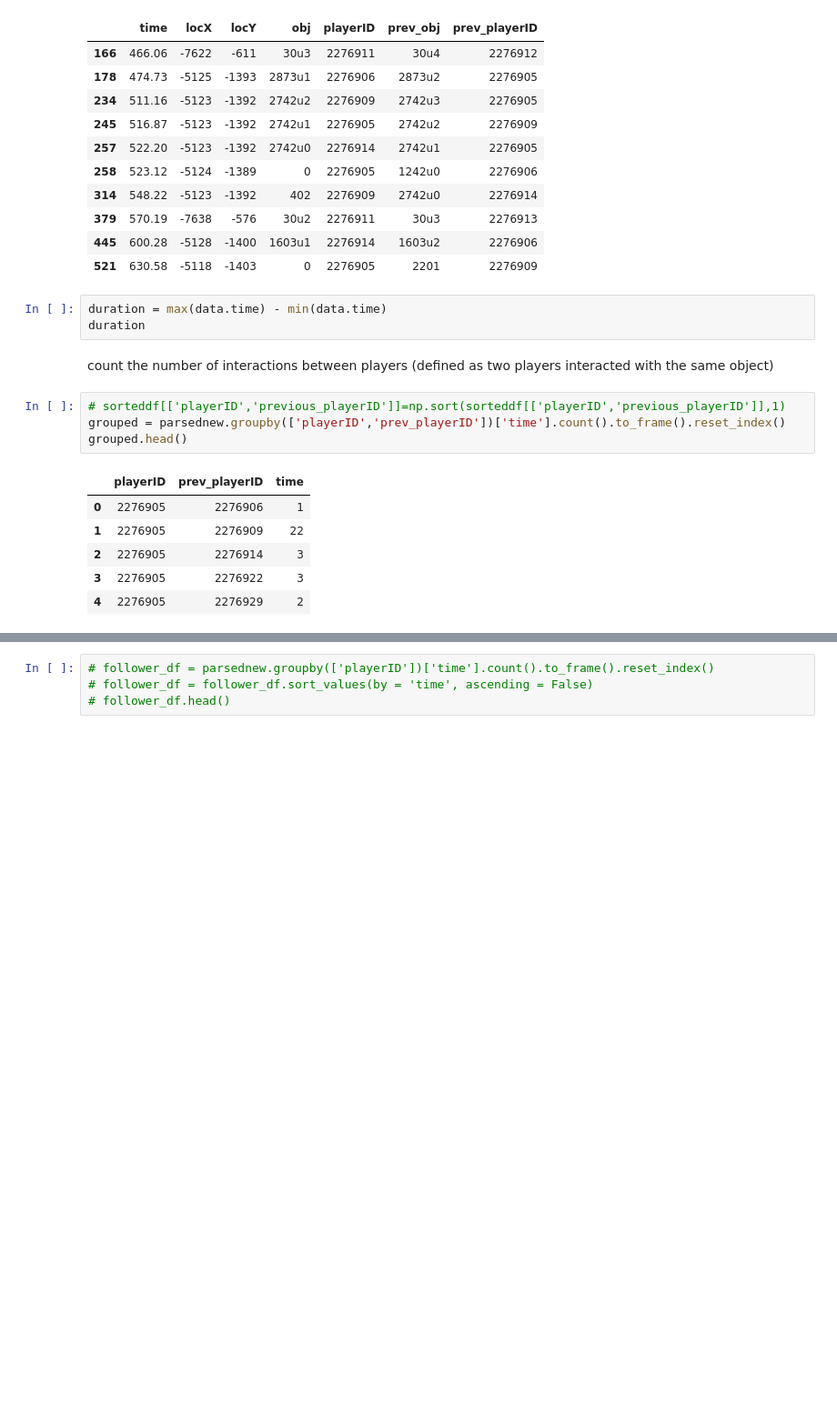
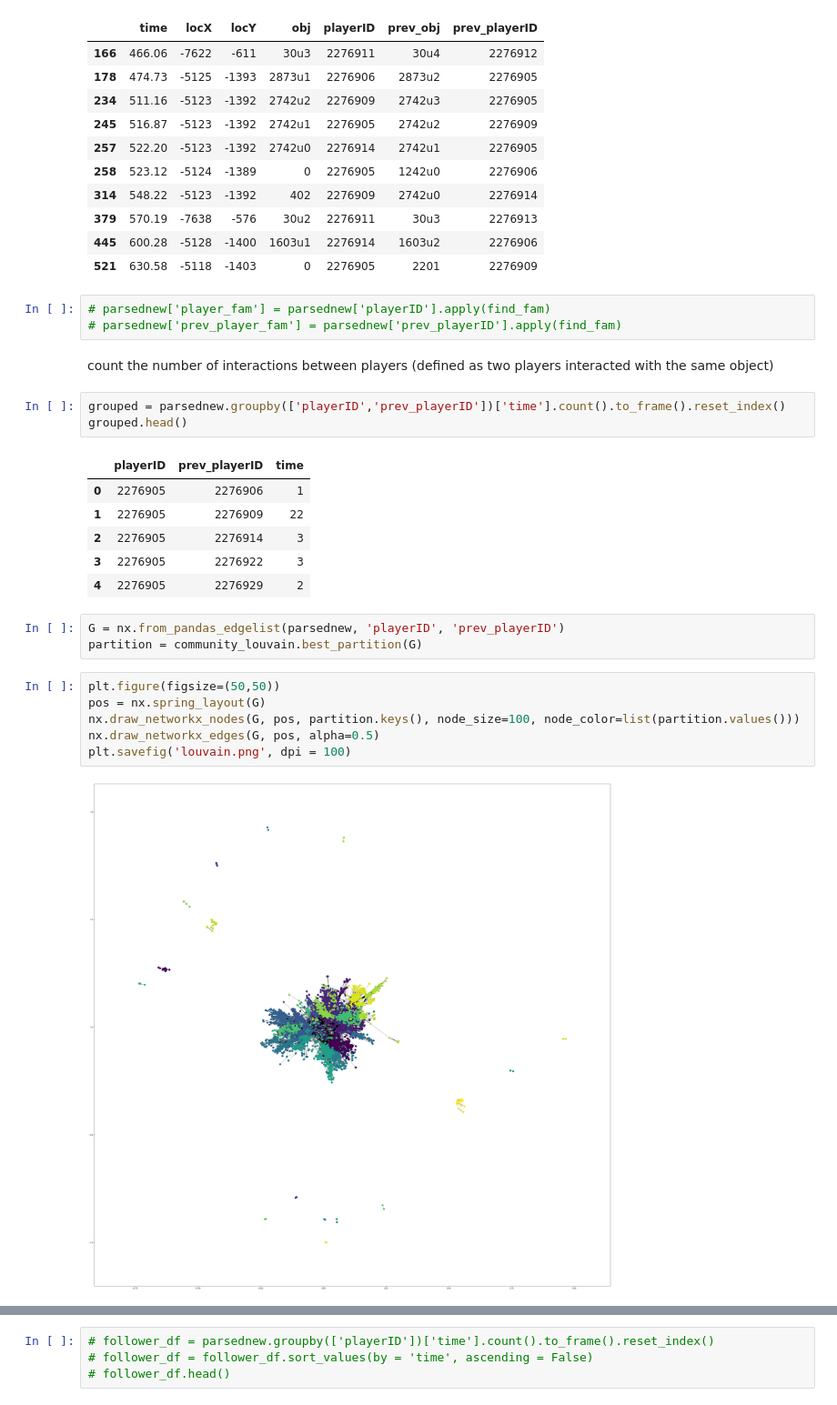
Before and after one commit to nataliavelez/OneHourOneLife, a Jupyter notebook: 2_demographics/2_8_identify_connections.ipynb, the cells around one changed output, grey strips where cells are left out. Shown at 91% size. Drawn from its saved outputs; the diff is of its cells as text; blank space fills up the shorter version.

```diff
--- a/2_demographics/2_8_identify_connections.ipynb
+++ b/2_demographics/2_8_identify_connections.ipynb
@@ -253,13 +281,12 @@ parsednew.head(n = 10)
 | 379 | 570.19 | -7638 | -576 | 30u2 | 2276911 | 30u3 | 2276913 |
 | 445 | 600.28 | -5128 | -1400 | 1603u1 | 2276914 | 1603u2 | 2276906 |
 | 521 | 630.58 | -5118 | -1403 | 0 | 2276905 | 2201 | 2276909 |
-# %%
-duration = max(data.time) - min(data.time)
-duration
+# %%
+# parsednew['player_fam'] = parsednew['playerID'].apply(find_fam)
+# parsednew['prev_player_fam'] = parsednew['prev_playerID'].apply(find_fam)
 # %% [markdown]
 count the number of interactions between players (defined as two players interacted with the same object)
 # %%
-# sorteddf[['playerID','previous_playerID']]=np.sort(sorteddf[['playerID','previous_playerID']],1)
 grouped = parsednew.groupby(['playerID','prev_playerID'])['time'].count().to_frame().reset_index()
 grouped.head()
 # %% [output]
@@ -269,3 +296,14 @@ grouped.head()
 | 2 | 2276905 | 2276914 | 3 |
 | 3 | 2276905 | 2276922 | 3 |
 | 4 | 2276905 | 2276929 | 2 |
+# %%
+G = nx.from_pandas_edgelist(parsednew, 'playerID', 'prev_playerID')
+partition = community_louvain.best_partition(G)
+# %%
+plt.figure(figsize=(50,50))
+pos = nx.spring_layout(G)
+nx.draw_networkx_nodes(G, pos, partition.keys(), node_size=100, node_color=list(partition.values()))
+nx.draw_networkx_edges(G, pos, alpha=0.5)
+plt.savefig('louvain.png', dpi = 100)
+# %% [output]
+[figure, added]
```
Also changed, not shown: parts of 14 cells of this notebook.
